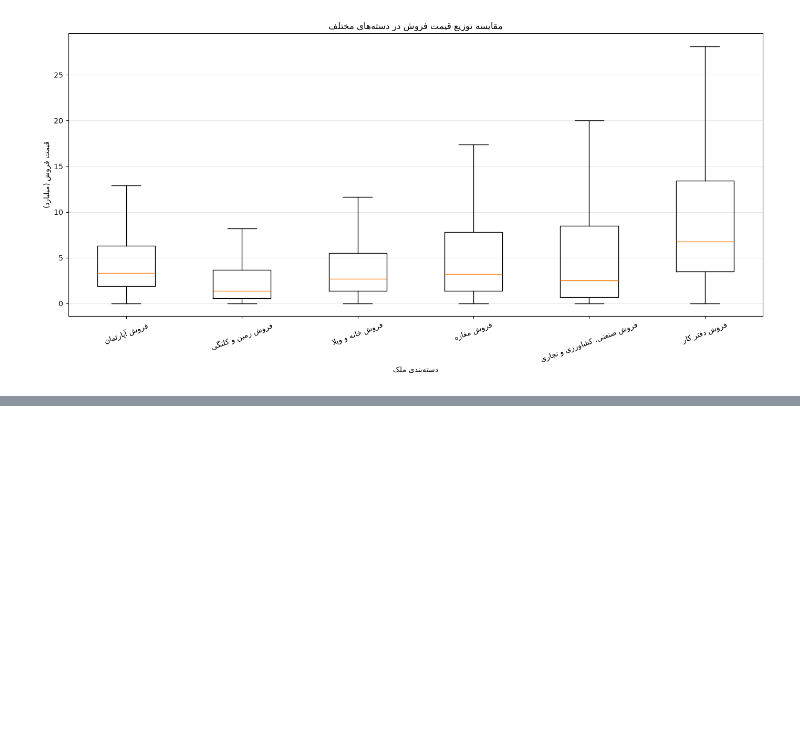
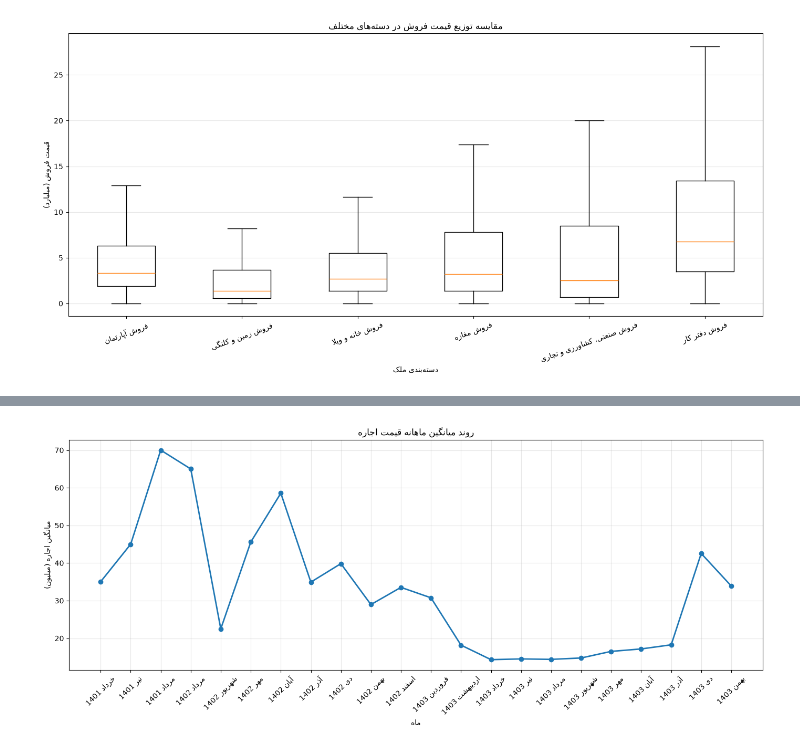
Before and after one commit to s3rasool/divar-real-estate-project, a Jupyter notebook: notebook/mahan_descriptive_stats.ipynb, the cells around one changed output, grey strips where cells are left out. Drawn from its saved outputs; the diff is of its cells as text; code cells hidden in the pictures; blank space fills up the shorter version.

Commit message:
Add monthly rent trend analysis

```diff
--- a/notebook/mahan_descriptive_stats.ipynb
+++ b/notebook/mahan_descriptive_stats.ipynb
@@ -276,0 +318,19 @@ plt.show()
+# %%
+rent_analysis = df[
+    df["cat2_slug"].isin([
+        "residential-rent",
+        "commercial-rent",
+        "temporary-rent"
+    ])
+    & df["rent_value_clean"].notna()
+    & (df["rent_value_clean"] > 0)
+].copy()
+# %%
+monthly_rent_mean = (
+    rent_analysis
+    .groupby(["created_year", "created_month"])["rent_value_clean"]
+    .mean()
+    .reset_index()
+)
+
+print(monthly_rent_mean)
@@ -276,0 +390,64 @@ plt.show()
+# %%
+import matplotlib.pyplot as plt
+import jdatetime
+from matplotlib.ticker import FuncFormatter
+
+persian_months = {
+    1: "فروردین",
+    2: "اردیبهشت",
+    3: "خرداد",
+    4: "تیر",
+    5: "مرداد",
+    6: "شهریور",
+    7: "مهر",
+    8: "آبان",
+    9: "آذر",
+    10: "دی",
+    11: "بهمن",
+    12: "اسفند"
+}
+
+plot_rent = monthly_rent_mean.copy()
+
+def to_jalali_label(row):
+    jalali_date = jdatetime.date.fromgregorian(
+        year=int(row["created_year"]),
+        month=int(row["created_month"]),
+        day=1
+    )
+
+    return f"{persian_months[jalali_date.month]} {jalali_date.year}"
+
+plot_rent["jalali_month"] = plot_rent.apply(
+    to_jalali_label,
+    axis=1
+)
+
+plot_rent = plot_rent.sort_values(
+    ["created_year", "created_month"]
+)
+
+plt.figure(figsize=(14, 6))
+
+plt.plot(
+    plot_rent["jalali_month"],
+    plot_rent["rent_value_clean"],
+    marker="o",
+    linewidth=2
+)
+
+plt.gca().yaxis.set_major_formatter(
+    FuncFormatter(lambda y, pos: f"{y / 1e6:.0f}")
+)
+
+plt.title("روند میانگین ماهانه قیمت اجاره")
+plt.xlabel("ماه")
+plt.ylabel("میانگین اجاره (میلیون)")
+
+plt.xticks(rotation=45)
+plt.grid(alpha=0.3)
+plt.tight_layout()
+
+plt.show()
+# %% [output]
+[figure, added]
```
Also changed, not shown: parts of 5 cells of this notebook.
